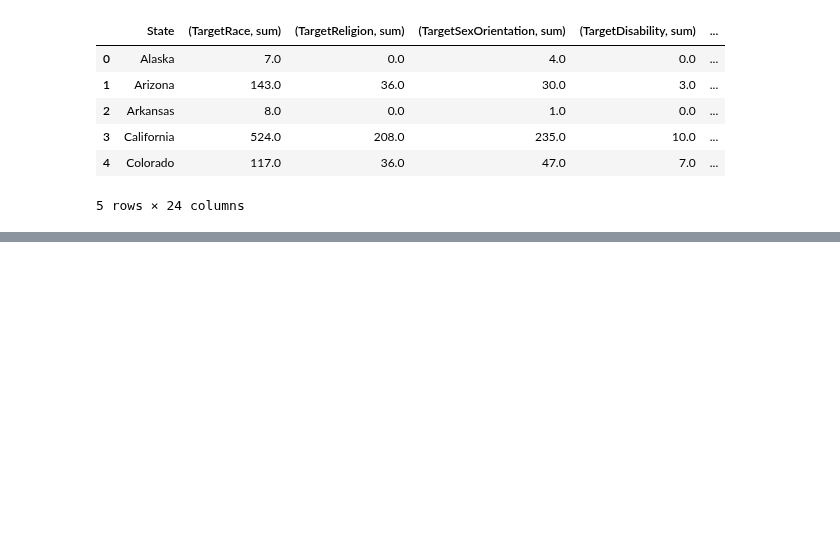
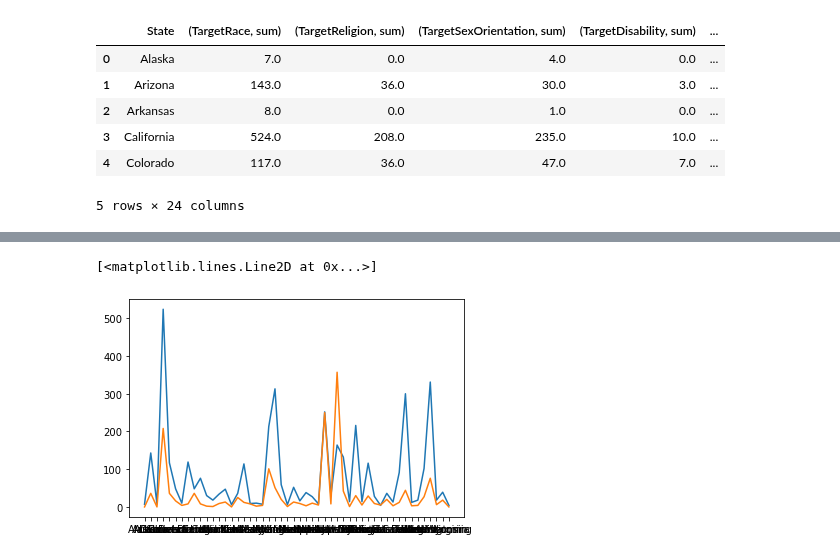
Before and after one commit to atamara/CrimeStatistics, a Jupyter notebook: Sayira Furnish - Data Wrangling.ipynb, the cells around one changed output, grey strips where cells are left out. Saved outputs shown, nothing was run; the diff lists cells and outputs as text; code cells hidden in the pictures; blank space fills up the shorter version.

```diff
--- a/Sayira Furnish - Data Wrangling.ipynb
+++ b/Sayira Furnish - Data Wrangling.ipynb
@@ -451,0 +410,6 @@ sns.heatmap(HC2019_USC2020_CM.corr(), annot=True)
+# %%
+#Since have used percentages to calculate portion of population for each race, percentage data no longer needed
+HC2019_USC2020A = HC2019_USC2020[['State', 'TargetRace', 'TargetReligion', 'TargetSexOrientation', 'TargetDisability',
+                                'TargetGender', 'TargetGenderID', 'Population', 'WhitePop', 'BlackPop', 'AsianPop',
+                                   'AmerIndianAlaskaNativePop', 'NativeHawaiianOtherPacificIslanderPop', 'OtherRacePop',
+                                   'TwoOrMoreRacePop', 'HispanicPop']]
@@ -451,0 +459,7 @@ sns.heatmap(HC2019_USC2020_CM.corr(), annot=True)
+# %%
+#Descriptive Stats - mean of the data, histograms for continuous variables, frequencies and box plots for categorical variables
+plt.plot(HC2019_USC2020A['State'], HC2019_USC2020A['TargetRace'])
+plt.plot(HC2019_USC2020A['State'], HC2019_USC2020A['TargetReligion'])
+# %% [output]
+[<matplotlib.lines.Line2D at 0x...>]
+[figure, added]
```
Also changed, not shown: parts of 13 cells of this notebook, 1 other file.
